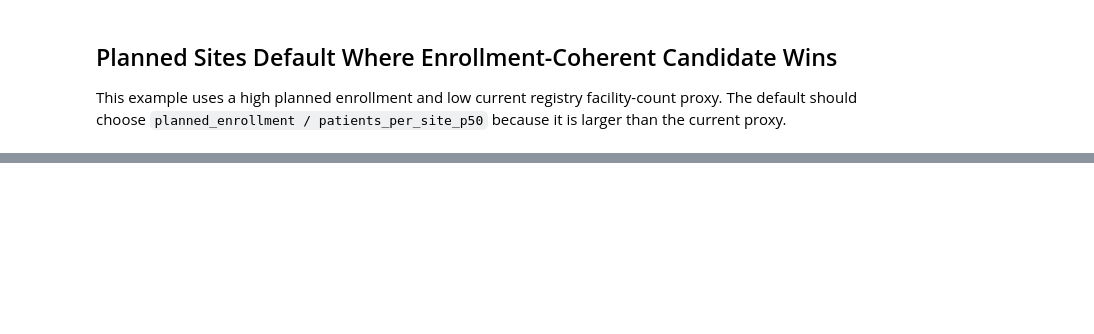
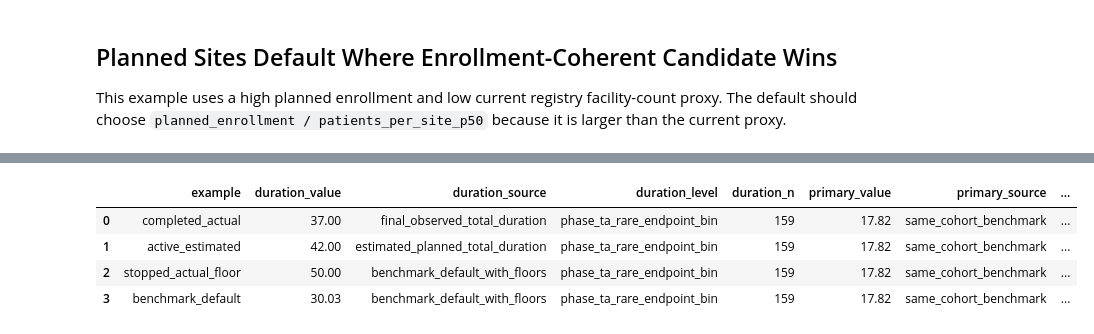
Before and after one commit to delaunan/clintrialpredict, a Jupyter notebook: notebooks/estimation.ipynb, the cells around one changed output, grey strips where cells are left out. Cells and saved outputs as stored; diff of their text form; code cells hidden in the pictures; blank space fills up the shorter version.

```diff
--- a/notebooks/estimation.ipynb
+++ b/notebooks/estimation.ipynb
@@ -358,0 +421,69 @@ The single checker validates schema, fallback behavior, modality/non-vaccine rul
+# %%
+duration_examples = {
+    "completed_actual": {
+        **example_snapshot,
+        "overall_status": "COMPLETED",
+        "completion_date_type": "ACTUAL",
+        "completion_duration_months": 37,
+        "primary_completion_date_type": "ACTUAL",
+        "primary_completion_duration_months": 20,
+    },
+    "active_estimated": {
+        **example_snapshot,
+        "overall_status": "RECRUITING",
+        "completion_date_type": "ESTIMATED",
+        "completion_duration_months": 42,
+        "primary_completion_date_type": "ESTIMATED",
+        "primary_completion_duration_months": 24,
+    },
+    "stopped_actual_floor": {
+        **example_snapshot,
+        "overall_status": "TERMINATED",
+        "completion_date_type": "ACTUAL",
+        "completion_duration_months": 50,
+        "primary_completion_date_type": "ACTUAL",
+        "primary_completion_duration_months": 20,
+    },
+    "benchmark_default": {
+        **example_snapshot,
+        "overall_status": "RECRUITING",
+        "completion_date_type": None,
+        "completion_duration_months": None,
+        "primary_completion_date_type": None,
+        "primary_completion_duration_months": None,
+    },
+}
+
+rows = []
+for label, snapshot in duration_examples.items():
+    total_default = opb.planned_duration_default_from_operational_benchmark(snapshot, artifact=benchmarks)
+    duration_row = total_default.get("benchmark_row")
+    primary_row = total_default.get("primary_benchmark_row")
+    rows.append({
+        "example": label,
+        "duration_value": total_default.get("value"),
+        "duration_source": total_default.get("source"),
+        "duration_level": None if duration_row is None else duration_row.get("benchmark_level_used"),
+        "duration_n": None if duration_row is None else int(duration_row.get("duration_months_n")),
+        "primary_value": total_default.get("planned_primary_completion_months"),
+        "primary_source": total_default.get("primary_completion_source"),
+        "primary_level": None if primary_row is None else primary_row.get("benchmark_level_used"),
+        "primary_n": None if primary_row is None else int(primary_row.get("primary_completion_months_n")),
+        "warnings": sorted(set(total_default.get("warnings") or [])),
+    })
+
+examples_df = pd.DataFrame(rows)
+assert examples_df.loc[examples_df["example"].eq("completed_actual"), "duration_source"].iloc[0] == "final_observed_total_duration"
+assert examples_df.loc[examples_df["example"].eq("active_estimated"), "duration_source"].iloc[0] == "estimated_planned_total_duration"
+assert examples_df.loc[examples_df["example"].eq("stopped_actual_floor"), "duration_source"].iloc[0] == "benchmark_default_with_floors"
+assert examples_df["duration_n"].dropna().ge(50).all()
+with_primary = examples_df[examples_df["primary_n"].notna()]
+assert with_primary["primary_n"].ge(50).all()
+assert (with_primary["primary_level"] == with_primary["duration_level"]).all()
+examples_df
+# %% [output]
+|  | example | duration_value | duration_source | duration_level | duration_n | primary_value | primary_source | ... |
+| 0 | completed_actual | 37.00 | final_observed_total_duration | phase_ta_rare_endpoint_bin | 159 | 17.82 | same_cohort_benchmark | ... |
+| 1 | active_estimated | 42.00 | estimated_planned_total_duration | phase_ta_rare_endpoint_bin | 159 | 17.82 | same_cohort_benchmark | ... |
+| 2 | stopped_actual_floor | 50.00 | benchmark_default_with_floors | phase_ta_rare_endpoint_bin | 159 | 17.82 | same_cohort_benchmark | ... |
+| 3 | benchmark_default | 30.03 | benchmark_default_with_floors | phase_ta_rare_endpoint_bin | 159 | 17.82 | same_cohort_benchmark | ... |
```
Also changed, not shown: parts of 17 cells of this notebook, 12 other files.
